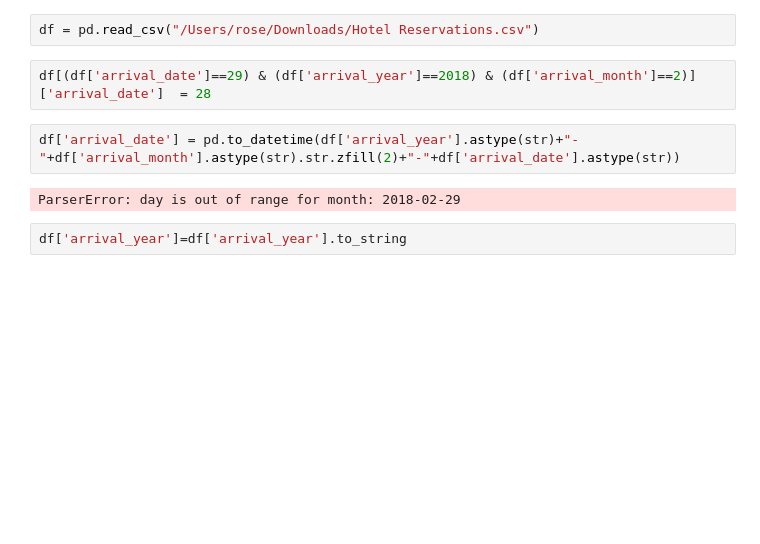
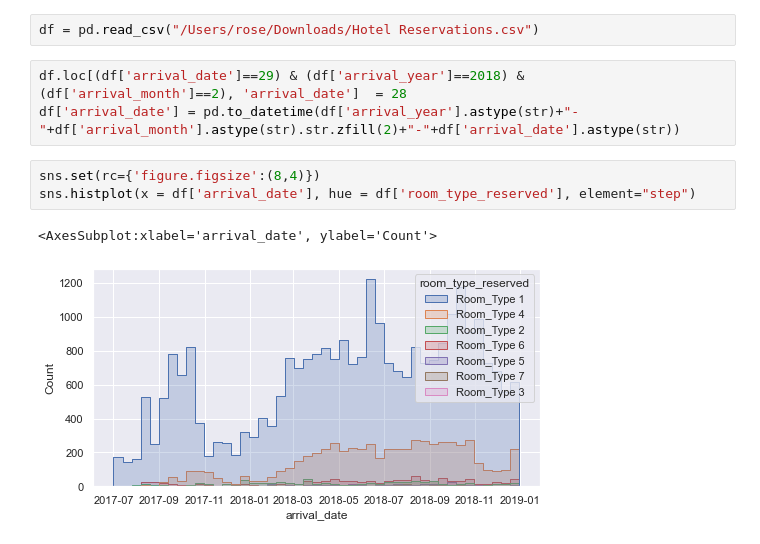
Before and after one commit to Sirabhop/Kaggle_Challenge, a Jupyter notebook: Challenge_3_Hotel_Reservation.ipynb, the cells around one changed output. Drawn from its saved outputs; the diff is of its cells as text; blank space fills up the shorter version.

```diff
--- a/Challenge_3_Hotel_Reservation.ipynb
+++ b/Challenge_3_Hotel_Reservation.ipynb
@@ -7,10 +7,11 @@ import seaborn as sns
 # %%
 df = pd.read_csv("/Users/rose/Downloads/Hotel Reservations.csv")
 # %%
-df[(df['arrival_date']==29) & (df['arrival_year']==2018) & (df['arrival_month']==2)]['arrival_date']  = 28
+df.loc[(df['arrival_date']==29) & (df['arrival_year']==2018) & (df['arrival_month']==2), 'arrival_date']  = 28
+df['arrival_date'] = pd.to_datetime(df['arrival_year'].astype(str)+"-"+df['arrival_month'].astype(str).str.zfill(2)+"-"+df['arrival_date'].astype(str))
-# %%
-df['arrival_date'] = pd.to_datetime(df['arrival_year'].astype(str)+"-"+df['arrival_month'].astype(str).str.zfill(2)+"-"+df['arrival_date'].astype(str))
-# %% [output]
-ParserError: day is out of range for month: 2018-02-29
-# %%
-df['arrival_year']=df['arrival_year'].to_string
+# %%
+sns.set(rc={'figure.figsize':(8,4)})
+sns.histplot(x = df['arrival_date'], hue = df['room_type_reserved'], element="step")
+# %% [output]
+<AxesSubplot:xlabel='arrival_date', ylabel='Count'>
+[figure, added]
```
Also changed, not shown: parts of 8 cells of this notebook.
